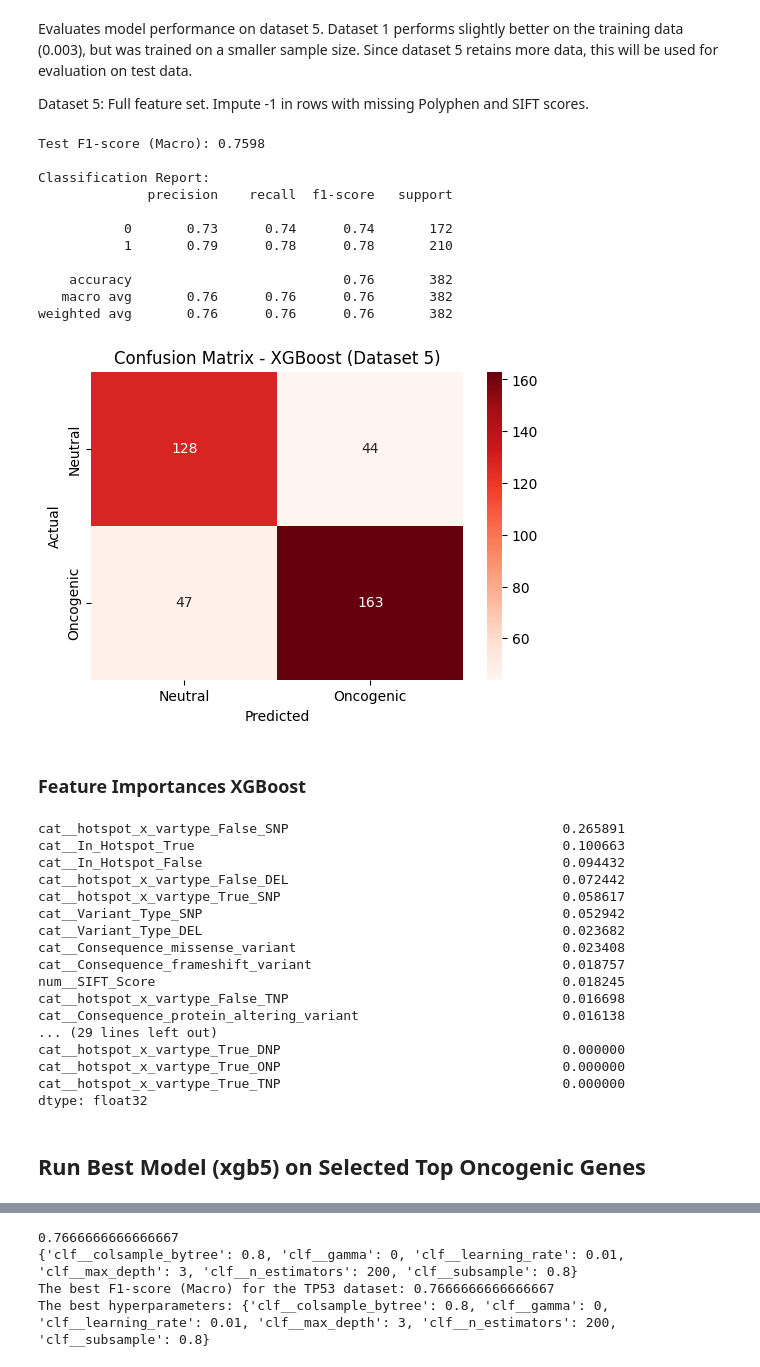
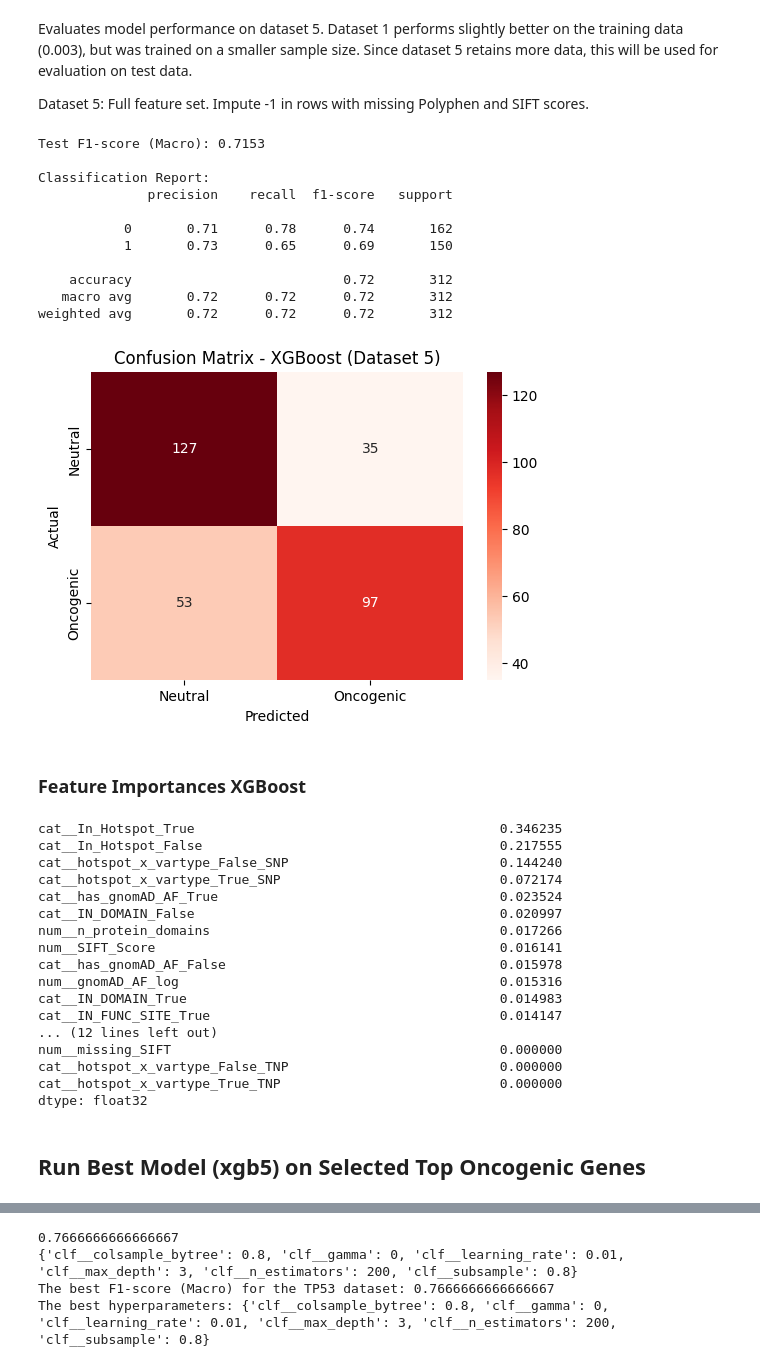
Before and after one commit to anekleiven/machine_learning_pipeline, a Jupyter notebook: 04_Model_Training.ipynb, the cells around one changed output, grey strips where cells are left out. Saved outputs shown, nothing was run; the diff lists cells and outputs as text; code cells hidden in the pictures.

```diff
--- a/04_Model_Training.ipynb
+++ b/04_Model_Training.ipynb
@@ -779,50 +766,47 @@ Evaluates model performance on dataset 5. Dataset 1 performs slightly better on
 Dataset 5: Full feature set. Impute -1 in rows with missing Polyphen and SIFT scores.
 # %%
 # Predict classes for dataset 5
-y_pred_5 = xgb5.predict(X_test_5)
+y_pred_1 = xgb1.predict(X_test_1)
 
 # Predict probabilities
-y_probs_5 = xgb5.predict_proba(X_test_5)[:, 1]
+y_probs_1 = xgb1.predict_proba(X_test_1)[:, 1]
 
 # F1-score
-test_f1 = f1_score(y_test_5, y_pred_5, average='macro')
+test_f1 = f1_score(y_test_1, y_pred_1, average='macro')
 print(f"Test F1-score (Macro): {test_f1:.4f}")
 
 # Classification report
 print("\nClassification Report:")
-print(classification_report(y_test_5, y_pred_5))
+print(classification_report(y_test_1, y_pred_1))
 # %% [output]
-Test F1-score (Macro): 0.7598
+Test F1-score (Macro): 0.7153
 
 Classification Report:
               precision    recall  f1-score   support
 
-           0       0.73      0.74      0.74       172
-           1       0.79      0.78      0.78       210
+           0       0.71      0.78      0.74       162
+           1       0.73      0.65      0.69       150
 
-    accuracy                           0.76       382
-   macro avg       0.76      0.76      0.76       382
-weighted avg       0.76      0.76      0.76       382
+    accuracy                           0.72       312
+   macro avg       0.72      0.72      0.72       312
+weighted avg       0.72      0.72      0.72       312
 # %%
-import seaborn as sns
-import matplotlib.pyplot as plt
-
-cm = confusion_matrix(y_test_5, y_pred_5)
+cm = confusion_matrix(y_test_1, y_pred_1)
 plt.figure(figsize=(6,4))
 sns.heatmap(cm, annot=True, fmt='d', cmap='Reds',
             xticklabels=['Neutral', 'Oncogenic'],
             yticklabels=['Neutral', 'Oncogenic'])
 plt.xlabel('Predicted')
 plt.ylabel('Actual')
 plt.title('Confusion Matrix - XGBoost (Dataset 5)')
 plt.show()
 # %% [output]
-[figure, old version]
+[figure, new version]
 # %% [markdown]
 ### Feature Importances XGBoost
 # %%
 # Define the best model
-best_model = xgb5.best_estimator_
+best_model = xgb1.best_estimator_
 
 # Get feature names
 feature_names = best_model.named_steps['preprocessor'].get_feature_names_out()
@@ -835,23 +819,23 @@ feat_importances = pd.Series(
 
 print(feat_importances)
 # %% [output]
-cat__hotspot_x_vartype_False_SNP                                   0.265891
-cat__In_Hotspot_True                                               0.100663
-cat__In_Hotspot_False                                              0.094432
-cat__hotspot_x_vartype_False_DEL                                   0.072442
-cat__hotspot_x_vartype_True_SNP                                    0.058617
-cat__Variant_Type_SNP                                              0.052942
-cat__Variant_Type_DEL                                              0.023682
-cat__Consequence_missense_variant                                  0.023408
-cat__Consequence_frameshift_variant                                0.018757
-num__SIFT_Score                                                    0.018245
-cat__hotspot_x_vartype_False_TNP                                   0.016698
-cat__Consequence_protein_altering_variant                          0.016138
-... (29 lines left out)
-cat__hotspot_x_vartype_True_DNP                                    0.000000
-cat__hotspot_x_vartype_True_ONP                                    0.000000
-cat__hotspot_x_vartype_True_TNP                                    0.000000
+cat__In_Hotspot_True                                       0.346235
+cat__In_Hotspot_False                                      0.217555
+cat__hotspot_x_vartype_False_SNP                           0.144240
+cat__hotspot_x_vartype_True_SNP                            0.072174
+cat__has_gnomAD_AF_True                                    0.023524
+cat__IN_DOMAIN_False                                       0.020997
+num__n_protein_domains                                     0.017266
+num__SIFT_Score                                            0.016141
+cat__has_gnomAD_AF_False                                   0.015978
+num__gnomAD_AF_log                                         0.015316
+cat__IN_DOMAIN_True                                        0.014983
+cat__IN_FUNC_SITE_True                                     0.014147
+... (12 lines left out)
+num__missing_SIFT                                          0.000000
+cat__hotspot_x_vartype_False_TNP                           0.000000
+cat__hotspot_x_vartype_True_TNP                            0.000000
 dtype: float32
 # %% [markdown]
-## Run Best Model (xgb5) on Selected Top Oncogenic Genes
+## **Run Best Model (xgb5) on Selected Top Oncogenic Genes**
 # %% [markdown]
```
Also changed, not shown: parts of 38 cells of this notebook, 5 other files.
